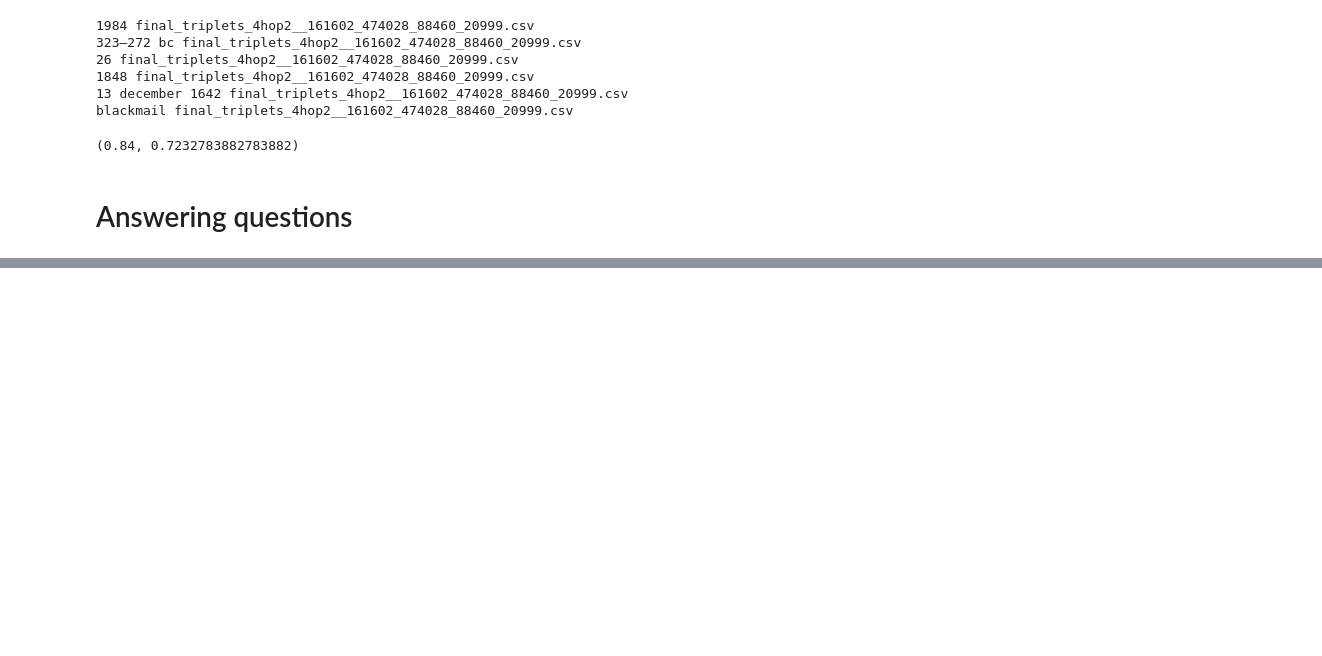
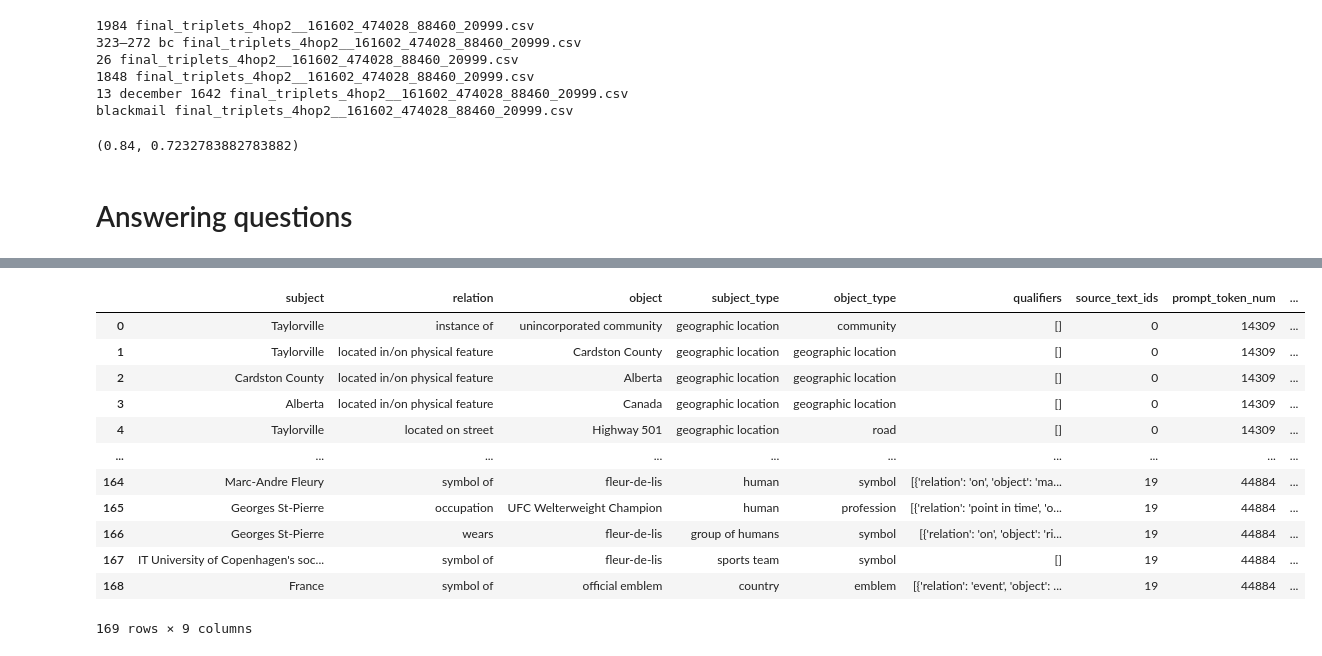
Before and after one commit to screemix/Wikontic, a Jupyter notebook: pipeline_test.ipynb, the cells around one changed output, grey strips where cells are left out. Saved outputs shown, nothing was run; the diff lists cells and outputs as text; code cells hidden in the pictures; blank space fills up the shorter version.

```diff
--- a/pipeline_test.ipynb
+++ b/pipeline_test.ipynb
@@ -28,7 +28,7 @@ aligner = Aligner()
 model_name = 'gpt-4o'
 extractor = LLMTripletExtractor(model=model_name)
 # %%
-subj_types, object_types = aligner.retrieve_similar_entity_types(triplet={"subject_type": 'human', "object_type": 'animation'})
+subj_types, object_types = aligner.retrieve_similar_entity_types(triplet={"subject_type": 'human', "object_type": 'film'})
 subj_types, object_types
 # %% [output]
 (['Q5',
@@ -981,8 +1088,8 @@ blackmail final_triplets_4hop2__161602_474028_88460_20999.csv
 # %%
 from utils.structured_dynamic_index_utils import Aligner
 aligner = Aligner()
-# model_name = 'gpt-4.1-mini'
-model_name = 'gpt-4o'
+model_name = 'gpt-4o-mini'
+# model_name = 'gpt-4.1'
 extractor = LLMTripletExtractor(model=model_name)
 
 with open("musique_200_test.json", "r") as f:
@@ -999,9 +1106,11 @@ for elem in ds:
 # %%
 success_count = 0
 
-for file in os.listdir('musique_updated_res_gpt_4.1'):
-    print(file)
-    df = pd.read_csv('musique_updated_res_gpt_4.1/{}'.format(file), index_col=0)
+kg_dir = 'musique_gpt4o_mini'
+
+for file in os.listdir(kg_dir):
+    # print(file)
+    df = pd.read_csv(f'{kg_dir}/{file}', index_col=0)
     idx = file.split('.')[0].replace('final_triplets_', '')
     if 'final_triplets' in file:
         success_count += 1
@@ -1036 +1121,4 @@ faulty_triplets_2hop__85931_108632.csv
+# %%
+num_attempts = 3
+attempt2res = [{} for _ in range(num_attempts)]
 # %%
@@ -1214 +1233,17 @@ Identified entities:  []
 ... (88 outputs left out)
+# %%
+df
+# %% [output]
+|  | subject | relation | object | subject_type | object_type | qualifiers | source_text_ids | prompt_token_num | ... |
+| 0 | Taylorville | instance of | unincorporated community | geographic location | community | [] | 0 | 14309 | ... |
+| 1 | Taylorville | located in/on physical feature | Cardston County | geographic location | geographic location | [] | 0 | 14309 | ... |
+| 2 | Cardston County | located in/on physical feature | Alberta | geographic location | geographic location | [] | 0 | 14309 | ... |
+| 3 | Alberta | located in/on physical feature | Canada | geographic location | geographic location | [] | 0 | 14309 | ... |
+| 4 | Taylorville | located on street | Highway 501 | geographic location | road | [] | 0 | 14309 | ... |
+| ... | ... | ... | ... | ... | ... | ... | ... | ... | ... |
+| 164 | Marc-Andre Fleury | symbol of | fleur-de-lis | human | symbol | [{'relation': 'on', 'object': 'ma... | 19 | 44884 | ... |
+| 165 | Georges St-Pierre | occupation | UFC Welterweight Champion | human | profession | [{'relation': 'point in time', 'o... | 19 | 44884 | ... |
+| 166 | Georges St-Pierre | wears | fleur-de-lis | group of humans | symbol | [{'relation': 'on', 'object': 'ri... | 19 | 44884 | ... |
+| 167 | IT University of Copenhagen's soc... | symbol of | fleur-de-lis | sports team | symbol | [] | 19 | 44884 | ... |
+| 168 | France | symbol of | official emblem | country | emblem | [{'relation': 'event', 'object': ... | 19 | 44884 | ... |
+169 rows × 9 columns
```
Also changed, not shown: parts of 33 cells of this notebook, 15 other files.
